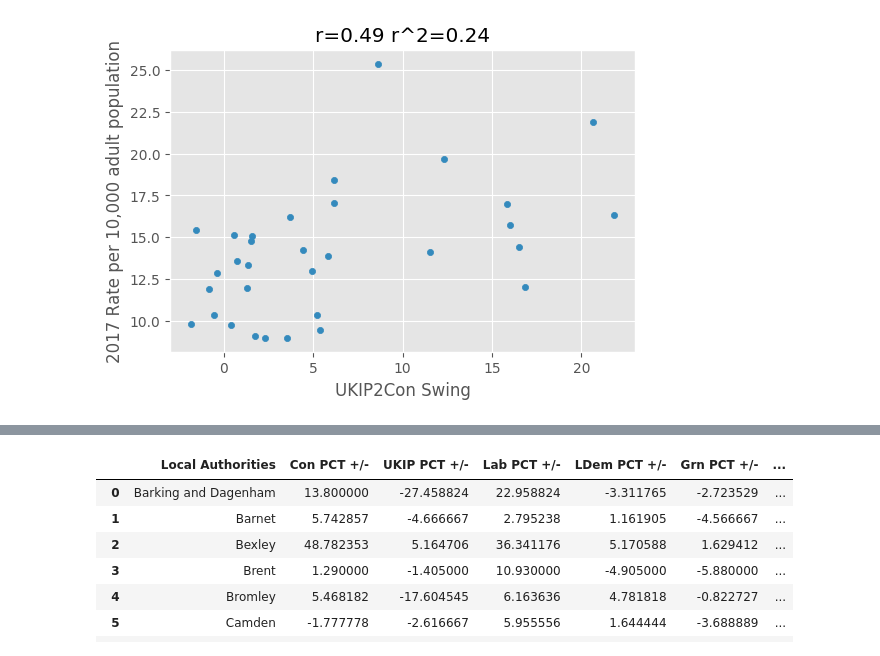
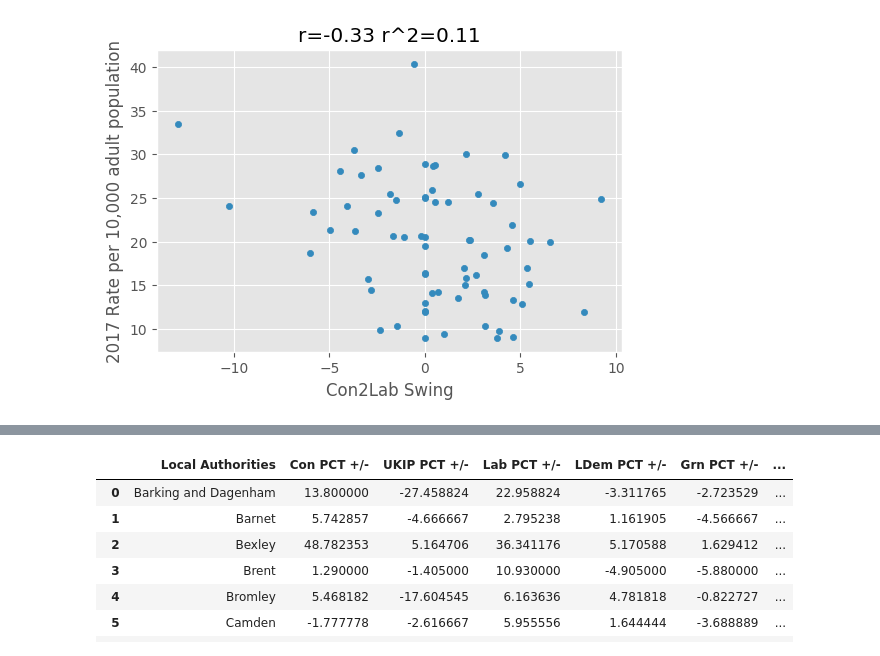
Before and after one commit to CampaignLab/insolvencies, a Jupyter notebook: insolvencies_dec_hackday.ipynb, the cells around one changed output, grey strips where cells are left out. Cells and saved outputs as stored; diff of their text form; code cells hidden in the pictures.

```diff
--- a/insolvencies_dec_hackday.ipynb
+++ b/insolvencies_dec_hackday.ipynb
@@ -31,11 +31,13 @@ def get_insolvencies_by_la():
     return df
 
 def get_election_data():
-    df = pd.read_csv('data/LE2018 ward-by-ward results_ London only [Britain Elects] - Totals.csv')
+    df = pd.read_csv('data/LE2018 ward-by-ward results [updated 08.05.18] - Totals.csv')
     df.iloc[0,0] = ''
     df.columns = df.iloc[1].fillna('') + ' ' + df.iloc[0].ffill()
     df = clean_cols(df)
     df = df.drop([0,1])
+    df = df.replace(to_replace = '#DIV/0!', value = pd.np.nan)
+    df = df.replace(to_replace = '#VALUE!', value = pd.np.nan)
     return df
 # %%
 df_insolv = get_insolvencies_by_la()
@@ -58,29 +82,30 @@ plt.show()
 [figure]
 # %%
 df_elec = get_election_data()
-party_a = 'UKIP'
-party_b = 'Con'
-df_elec[f'{party_a}2{party_b} Swing'] = (df_elec[f'{party_b} PCT +/-'].astype(float) - df_elec[f'{party_a} PCT +/-'].astype(float))/2
+party_a = 'Con'
+party_b = 'Lab'
+
+df_elec[f'{party_a}2{party_b} Swing'] = (df_elec[f'{party_b} PCT +/-'].fillna(0).astype(float) - df_elec[f'{party_a} PCT +/-'].fillna(0).astype(float))/2
 
 x_col = f'{party_a}2{party_b} Swing'
 y_col = '2017 Rate per 10,000 adult population'
 
 df_elect_lab = df_elec[['Authority',x_col]].rename(columns={'Authority' : 'Local Authorities'})
 df_elect_lab['Local Authorities'] = df_elect_lab['Local Authorities'].str.replace('&','and')
 df_elect_lab[x_col] = df_elect_lab[x_col].astype(float)
 df_elect_lab = df_elect_lab.groupby('Local Authorities').mean().reset_index()
 
 df_insolv_2016_nc = df_insolv.drop([0,1,2])[['Local Authorities',y_col]]
 
 df_merged = df_elect_lab.merge(df_insolv_2016_nc,on='Local Authorities')
 df_merged[[x_col, y_col]] = df_merged[[x_col, y_col]].astype(float)
 
 fig,ax = plt.subplots(dpi=100)
 df_merged.plot(ax=ax,kind='scatter',x=x_col,y=y_col)
 
 r = df_merged.corr().iloc[0][y_col]
 ax.set_title(f'r={round(r,2)} r^2={round(r**2,2)}')
 plt.savefig('images/UKIP2Con.png')
 plt.show()
 # %% [output]
-[figure, old version]
+[figure, new version]
```
Also changed, not shown: parts of 6 cells of this notebook, 4 other files.
